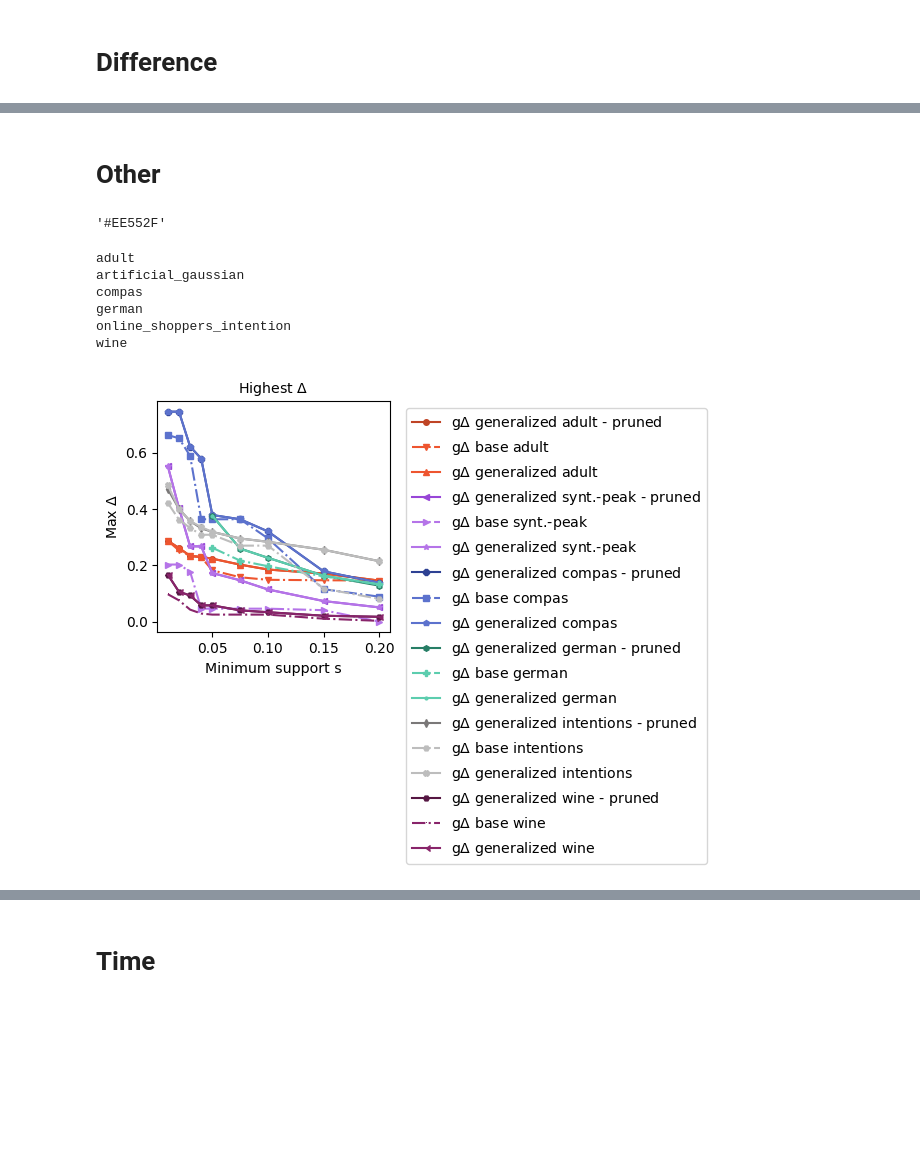
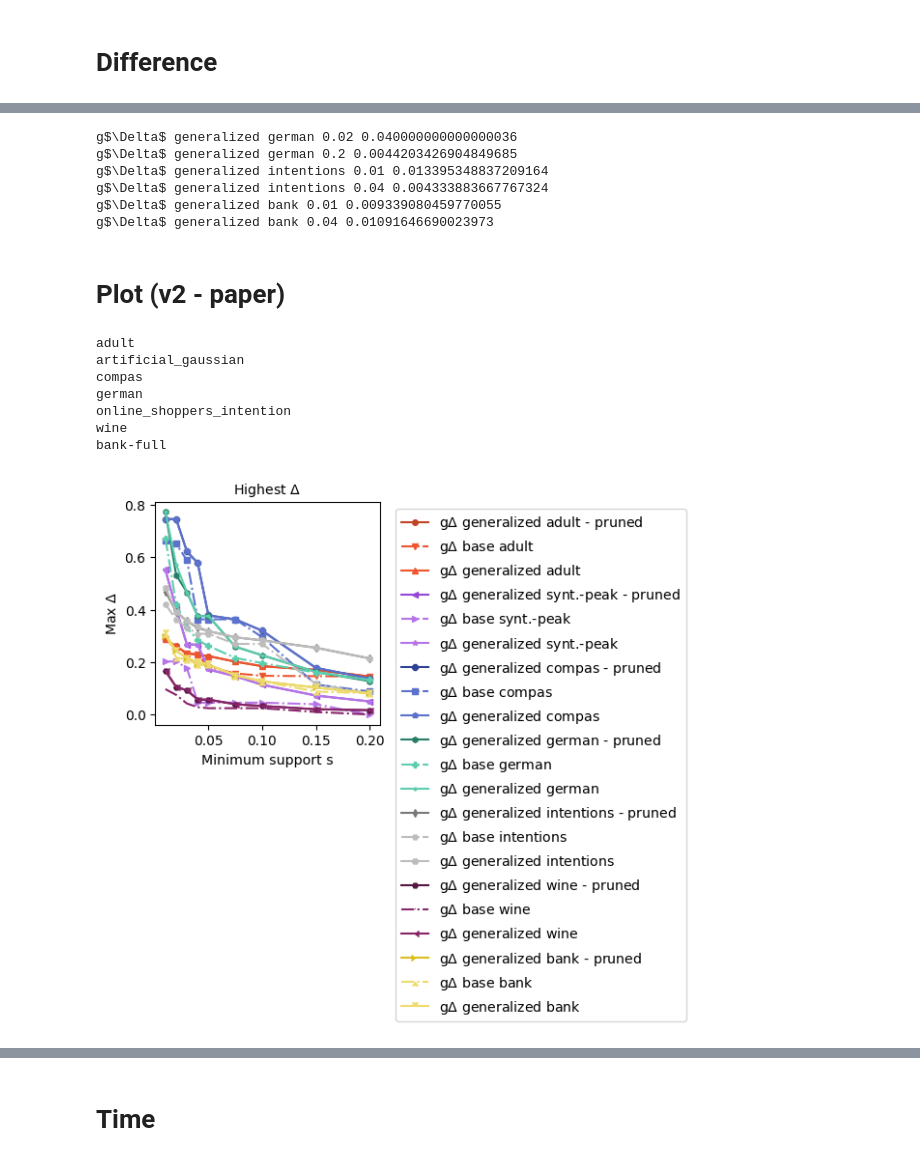
Before and after one commit to elianap/h-divexplorer, a Jupyter notebook: plot_performance results_heuristic.ipynb, the cells around one changed output, grey strips where cells are left out. Cells and saved outputs as stored; diff of their text form; code cells hidden in the pictures; blank space fills up the shorter version.

```diff
--- a/plot_performance results_heuristic.ipynb
+++ b/plot_performance results_heuristic.ipynb
@@ -140,10 +54,10 @@ if saveFig:
     Path(output_fig_dir).mkdir(parents=True, exist_ok=True)
 # %%
 type_gens = ['generalized']
-datasets = ['adult', 'artificial_gaussian', 'compas', 'german', 'online_shoppers_intention', 'wine']
-metrics = ['d_error', 'd_error', 'd_fpr', 'd_error', 'd_error', 'd_error']
-colors_for_dataset_all = ["#EE552F", '#B574E8', '#5C72CD', '#5CCDAE', '#bdbdbd', '#88246a']
-colors_for_dataset_pruned = ["#BF4425", '#9846D7', '#2e4193', '#277e66', '#7a7878', '#551642']
+datasets = ['adult', 'artificial_gaussian', 'compas', 'german', 'online_shoppers_intention', 'wine', 'bank-full']
+metrics = ['d_error', 'd_error', 'd_fpr', 'd_error', 'd_error', 'd_error', 'd_error']
+colors_for_dataset_all = ["#EE552F", '#B574E8', '#5C72CD', '#5CCDAE', '#bdbdbd', '#88246a', '#EEDB6E']
+colors_for_dataset_pruned = ["#BF4425", '#9846D7', '#2e4193', '#277e66', '#7a7878', '#551642', '#DABE21']
 
 pruning_names = ['_pruned', '']
 type_criterion = 'divergence_criterion'
@@ -185,8 +99,7 @@ for dataset_name_file, metric in zip(datasets, metrics):
 
         conf_name = f"{dataset_name_file}_{metric}_{type_criterion}_{min_support_tree}{pruning_type}_i"
 
-        if dataset_name_file == 'online_shoppers_intention':
-            conf_name = f'{conf_name[:-2]}_top_1000_i'
+        conf_name = f'{conf_name[:-2]}_top_1000_i'
 
 
         if os.path.isfile(os.path.join(output_results, f'{conf_name}_time.json')):
@@ -438,8 +351,7 @@ for dataset_name_file, metric in zip(datasets, metrics):
 
         conf_name = f"{dataset_name_file}_{metric}_{type_criterion}_{min_support_tree}{pruning_type}_i"
 
-        if dataset_name_file == 'online_shoppers_intention':
-            conf_name = f'{conf_name[:-2]}_top_1000_i'
+        conf_name = f'{conf_name[:-2]}_top_1000_i'
 
         if os.path.isfile(os.path.join(output_results, f'{conf_name}_time.json')):
             with open(os.path.join(output_results, f'{conf_name}_time.json')) as json_file:
@@ -507,9 +419,17 @@ plotDicts(info_plot, marker=True, \
-# %% [markdown]
-# Other
-# %%
-colors_for_dataset_all[0]
-# %% [output]
-'#EE552F'
+# %%
+for k in info_plot:
+    for s in info_plot[k]:
+        if info_plot[k][s]!=0:
+            print(k, s, info_plot[k][s])
+# %% [output]
+g$\Delta$ generalized german 0.02 0.040000000000000036
+g$\Delta$ generalized german 0.2 0.0044203426904849685
+g$\Delta$ generalized intentions 0.01 0.013395348837209164
+g$\Delta$ generalized intentions 0.04 0.004333883667767324
+g$\Delta$ generalized bank 0.01 0.009339080459770055
+g$\Delta$ generalized bank 0.04 0.01091646690023973
+# %% [markdown]
+# Plot (v2 - paper)
 # %%
 color_labels = {}
 
@@ -548,8 +468,7 @@ for dataset_name_file, metric in zip(datasets, metrics):
 
         conf_name = f"{dataset_name_file}_{metric}_{type_criterion}_{min_support_tree}{pruning_type}_i"
 
-        if dataset_name_file == 'online_shoppers_intention':
-            conf_name = f'{conf_name[:-2]}_top_1000_i'
+        conf_name = f'{conf_name[:-2]}_top_1000_i'
 
 
 
@@ -591,34 +510,35 @@ for dataset_name_file, metric in zip(datasets, metrics):
         title = 'Execution time'
         ylabel="Execution time $(seconds)$"
 
     elif info_i == f"max_{metric}":
         m = metric[2:].upper()
 
         ylabel=f"Max $\\Delta$"
         title=f"Highest $\\Delta$"
 
     elif info_i == 'FP':
         ylabel="#FP"
         title="#FP"
 
 
     figure_name = os.path.join(output_fig_dir, f"stree_{min_support_tree}_max_div_pruning.pdf")
 
 
 size_fig = (3, 3)
 plotDicts(info_plot, marker=True, \
             title=title, sizeFig=size_fig,\
                    linestyle=lines_style, color_labels=color_labels, \
             xlabel="Minimum support s",  ylabel=ylabel, labelSize=10.2,\
             outside=True,  saveFig=False, nameFig = figure_name, legendSize=10.2)
 # %% [output]
 adult
 artificial_gaussian
 compas
 german
 online_shoppers_intention
 wine
+bank-full
-[figure, old version]
+[figure, new version]
 # %%
 from utils_plot import MARKERS
 from matplotlib.lines import Line2D
```
Also changed, not shown: parts of 68 cells of this notebook, 25 other files.
